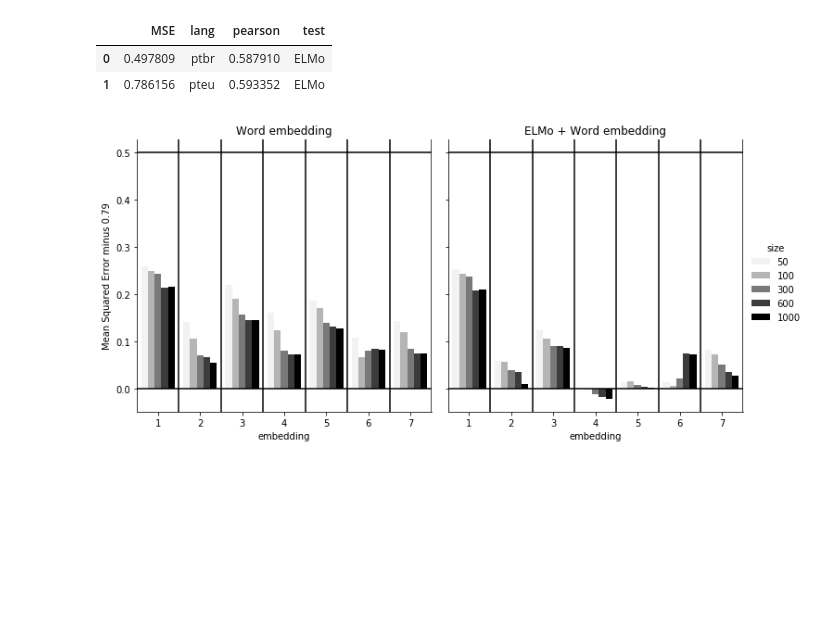
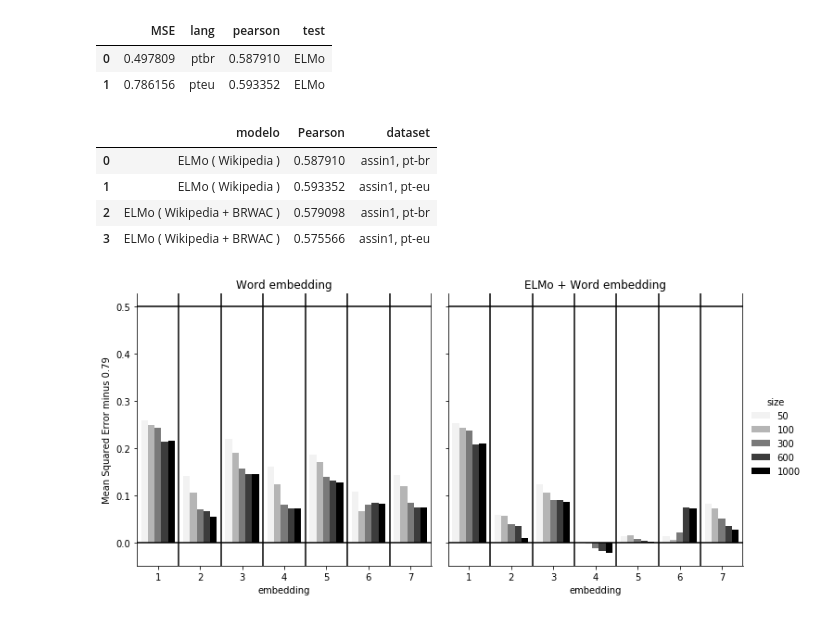
Before and after one commit to ruanchaves/elmo, a Jupyter notebook: etc/results/Resultados.ipynb, the cells around one changed output. Drawn from its saved outputs; the diff is of its cells as text; code cells hidden in the pictures; blank space fills up the shorter version.

```diff
--- a/etc/results/Resultados.ipynb
+++ b/etc/results/Resultados.ipynb
@@ -57,6 +57,38 @@ df[df['test'] == 'ELMo'].sort_values(by='MSE')
 |  | MSE | lang | pearson | test |
 | 0 | 0.497809 | ptbr | 0.587910 | ELMo |
 | 1 | 0.786156 | pteu | 0.593352 | ELMo |
+# %%
+import pandas as pd
+
+dataplot = [
+    {
+        "modelo" : "ELMo ( Wikipedia )",
+        "Pearson": 0.587910,
+        "dataset": "assin1, pt-br"
+    },
+    { "modelo" : "ELMo ( Wikipedia )",
+        "Pearson": 0.593352,
+        "dataset": "assin1, pt-eu"
+    },
+    {
+        "modelo" : "ELMo ( Wikipedia + BRWAC )",
+        "Pearson": 0.579098,
+        "dataset": "assin1, pt-br"
+    },
+    { "modelo" : "ELMo ( Wikipedia + BRWAC )",
+        "Pearson": 0.575566,
+        "dataset": "assin1, pt-eu"
+    },
+]
+
+df = pd.DataFrame(dataplot)
+df
+# %% [output]
+|  | modelo | Pearson | dataset |
+| 0 | ELMo ( Wikipedia ) | 0.587910 | assin1, pt-br |
+| 1 | ELMo ( Wikipedia ) | 0.593352 | assin1, pt-eu |
+| 2 | ELMo ( Wikipedia + BRWAC ) | 0.579098 | assin1, pt-br |
+| 3 | ELMo ( Wikipedia + BRWAC ) | 0.575566 | assin1, pt-eu |
 # %%
 stds = 1.0
 df = pd.DataFrame(table)
```
Also changed, not shown: 16 other files.
